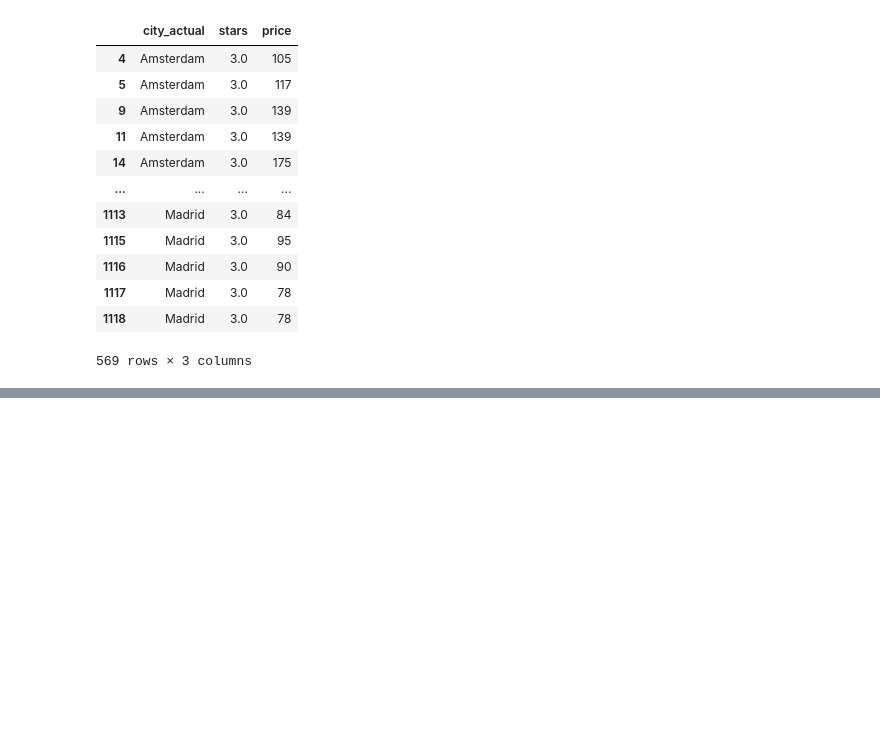
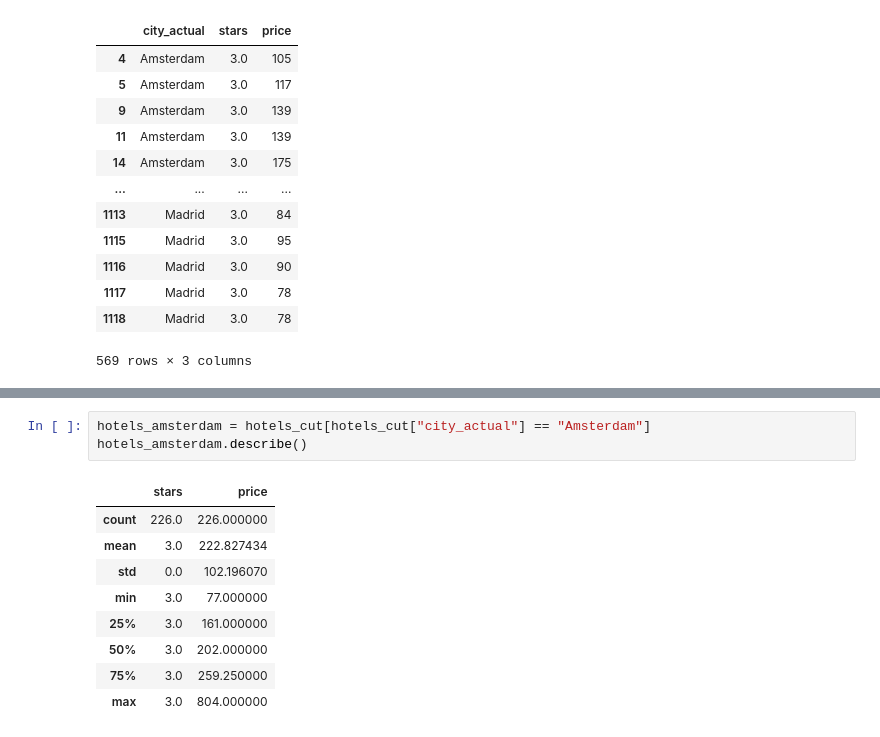
Before and after one commit to felipesebben/bk_data_analysis_studies, a Jupyter notebook: da_data_exercises/ch05-generalizing_from_data/03-hotels_europe/03-hotels_europe_std_error.ipynb, the cells around one changed output, grey strips where cells are left out. Saved outputs shown, nothing was run; the diff lists cells and outputs as text; blank space fills up the shorter version.

```diff
--- a/da_data_exercises/ch05-generalizing_from_data/03-hotels_europe/03-hotels_europe_std_error.ipynb
+++ b/da_data_exercises/ch05-generalizing_from_data/03-hotels_europe/03-hotels_europe_std_error.ipynb
@@ -186,0 +202,13 @@ hotels_cut
+# %%
+hotels_amsterdam = hotels_cut[hotels_cut["city_actual"] == "Amsterdam"]
+hotels_amsterdam.describe()
+# %% [output]
+|  | stars | price |
+| count | 226.0 | 226.000000 |
+| mean | 3.0 | 222.827434 |
+| std | 0.0 | 102.196070 |
+| min | 3.0 | 77.000000 |
+| 25% | 3.0 | 161.000000 |
+| 50% | 3.0 | 202.000000 |
+| 75% | 3.0 | 259.250000 |
+| max | 3.0 | 804.000000 |
```
Also changed, not shown: parts of 6 cells of this notebook.
